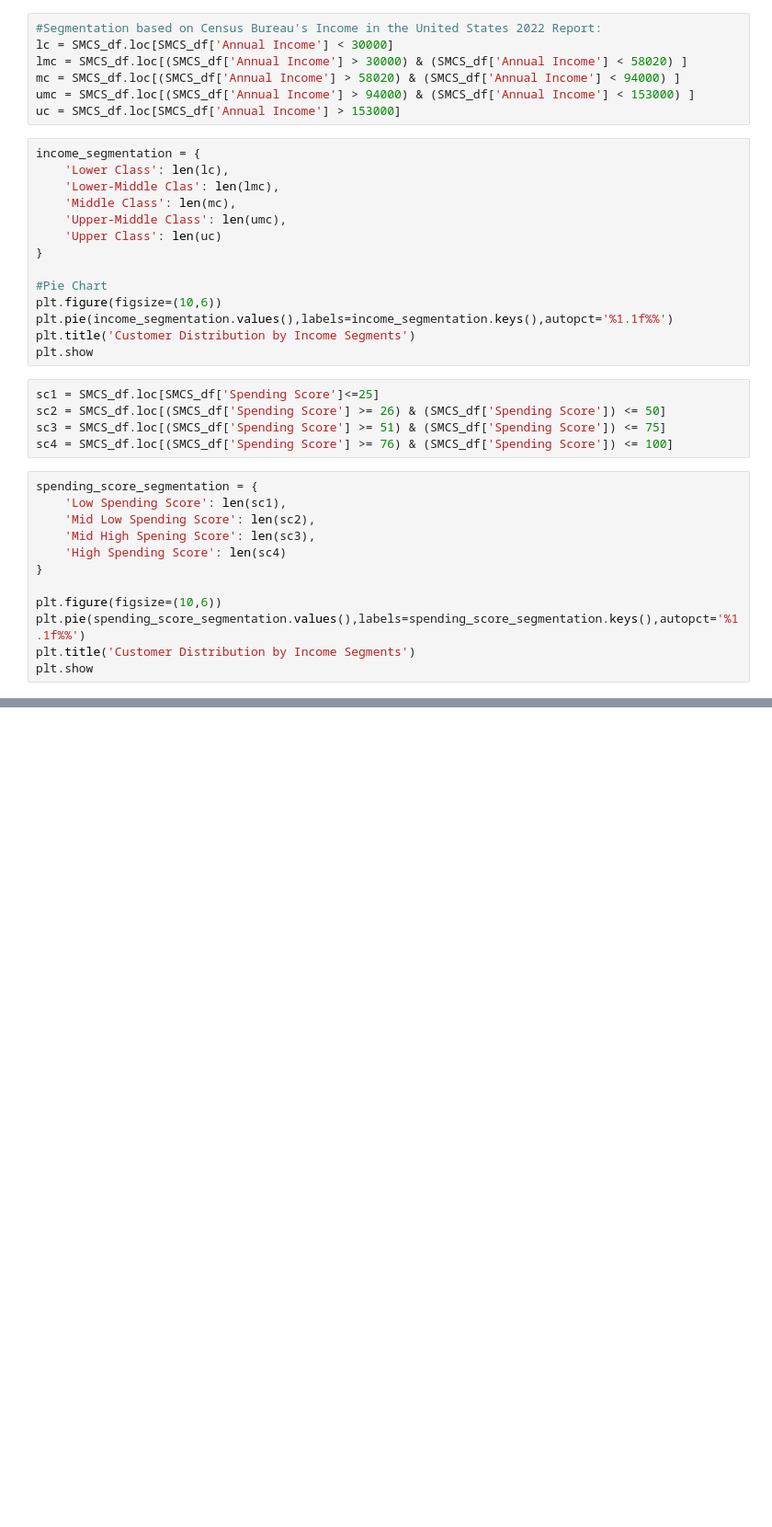
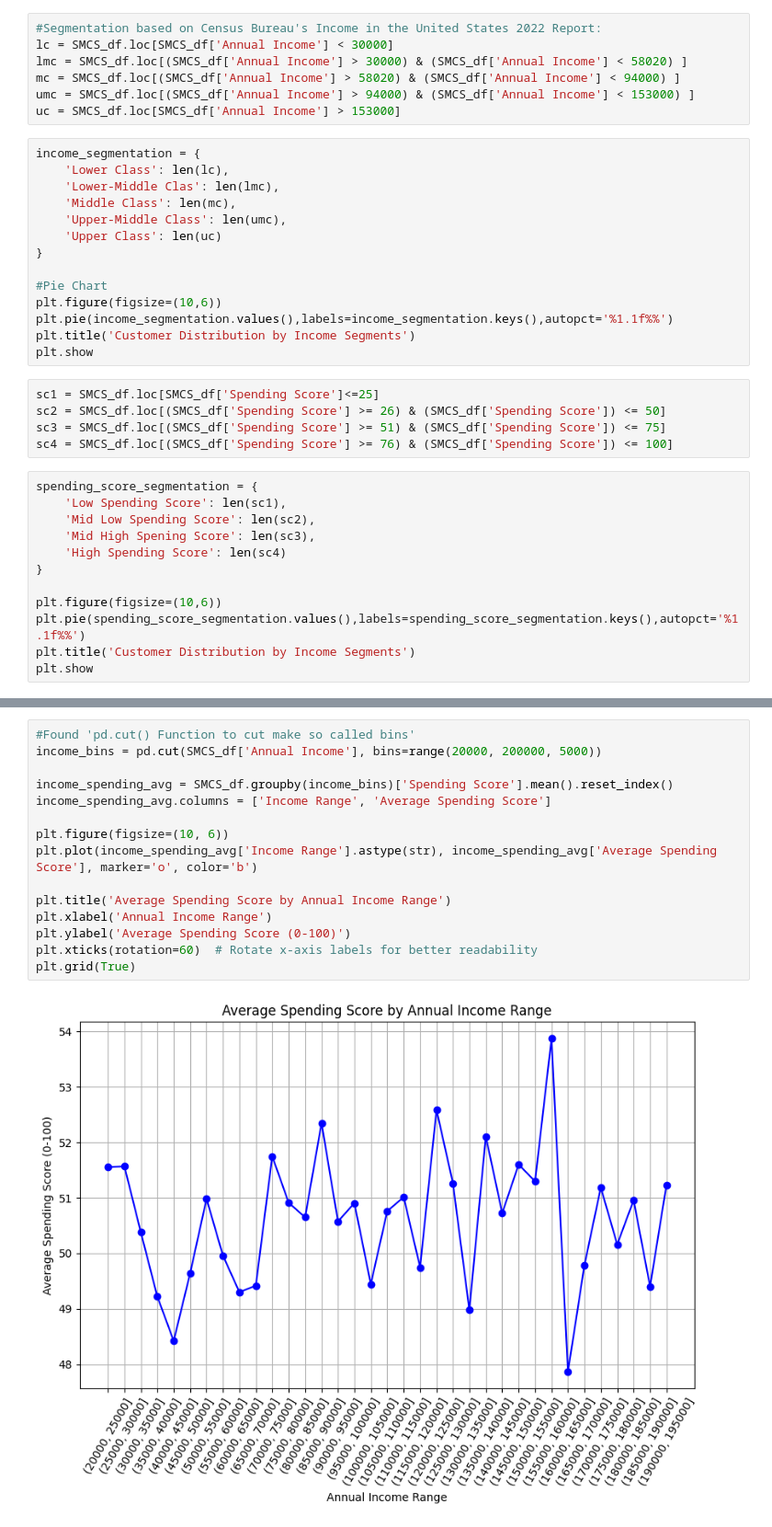
Before and after one commit to build-summer-2024/async-green-Man-final-project, a Jupyter notebook: man_final_project.ipynb, the cells around one changed output, grey strips where cells are left out. Shown at 92% size. Saved outputs shown, nothing was run; the diff lists cells and outputs as text; blank space fills up the shorter version.

```diff
--- a/man_final_project.ipynb
+++ b/man_final_project.ipynb
@@ -147,0 +258,17 @@ plt.show
+# %%
+#Found 'pd.cut() Function to cut make so called bins'
+income_bins = pd.cut(SMCS_df['Annual Income'], bins=range(20000, 200000, 5000))
+
+income_spending_avg = SMCS_df.groupby(income_bins)['Spending Score'].mean().reset_index()
+income_spending_avg.columns = ['Income Range', 'Average Spending Score']
+
+plt.figure(figsize=(10, 6))
+plt.plot(income_spending_avg['Income Range'].astype(str), income_spending_avg['Average Spending Score'], marker='o', color='b')
+
+plt.title('Average Spending Score by Annual Income Range')
+plt.xlabel('Annual Income Range')
+plt.ylabel('Average Spending Score (0-100)')
+plt.xticks(rotation=60)  # Rotate x-axis labels for better readability
+plt.grid(True)
+# %% [output]
+[figure, added]
```
Also changed, not shown: parts of 11 cells of this notebook, 7 other files.
